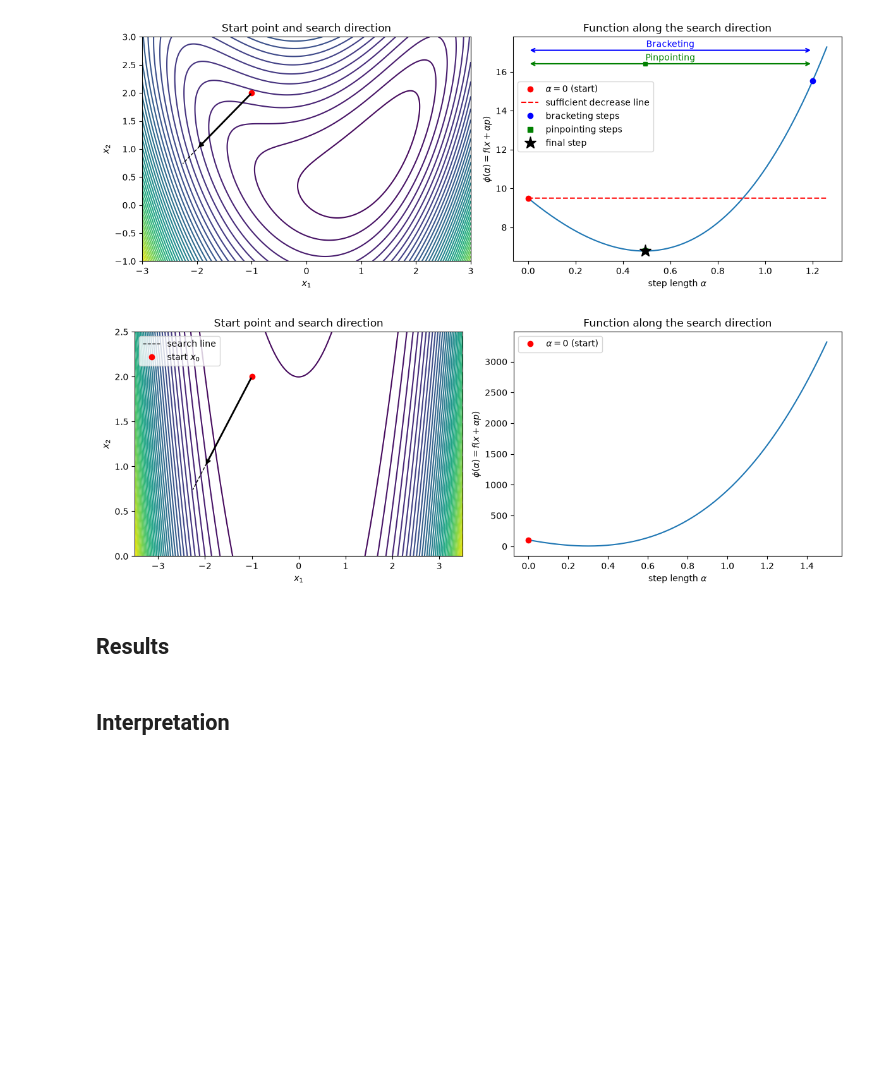
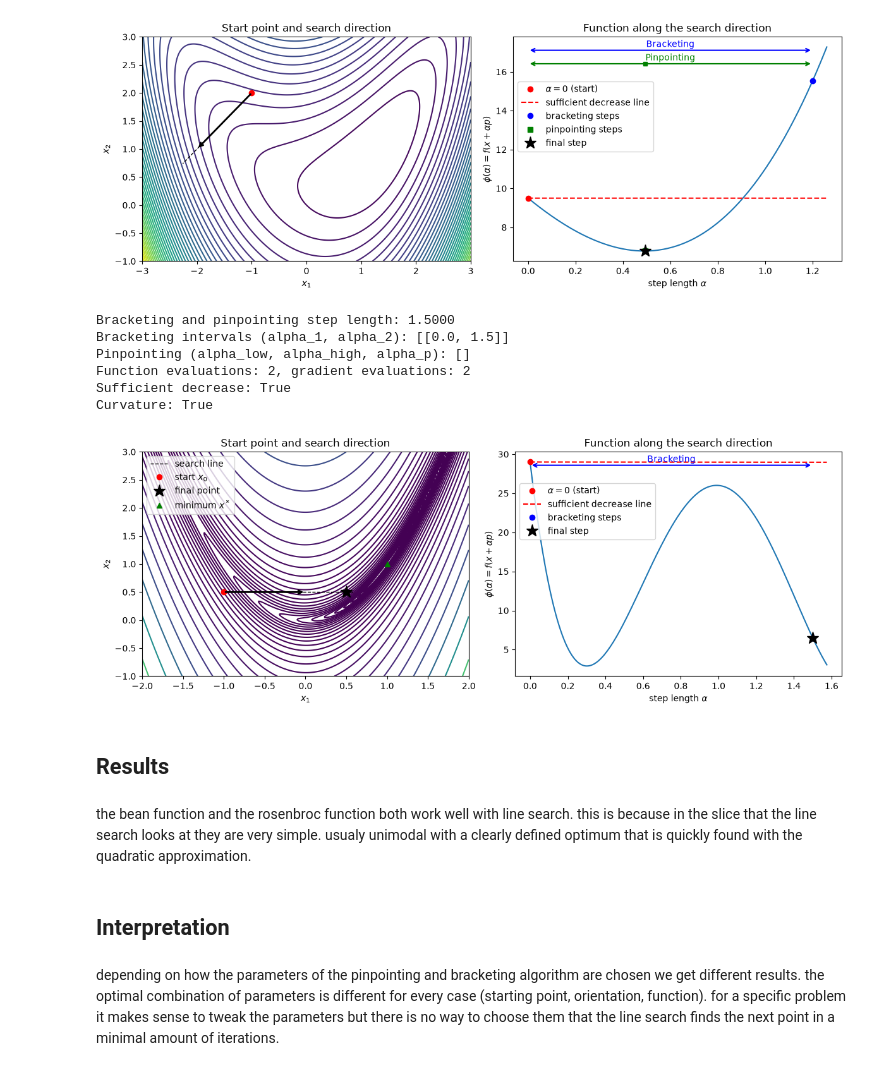
Before and after one commit to S0mar/MDO_Learn, a Jupyter notebook: solutions/ch04/prob4_7.ipynb, the cells around one changed output. Cells and saved outputs as stored; diff of their text form; code cells hidden in the pictures; blank space fills up the shorter version.

```diff
--- a/solutions/ch04/prob4_7.ipynb
+++ b/solutions/ch04/prob4_7.ipynb
@@ -394,34 +397,95 @@ Pinpointing (alpha_low, alpha_high, alpha_p): [[0.0, 1.2, 0.4936]]
 Function evaluations: 6, gradient evaluations: 6
 [figure]
 # %%
-#  the rosenbrock function
-x0 = np.array([-1, 2]) # starting point
-p = np.array([-1, -1]) # search direction
+# solve the 2D Rosenbrock function (D.1.2 with n = 2) with bracketing and pinpointing
+x0 = np.array([-1, 0.5])  # starting point
+p = np.array([1, 0])  # search direction (descent: grad(x0).p = -596 < 0)
 
 alpha_init = 1.5
 mu1, mu2, sigma = 1e-4, 0.9, 2.0
 
+# new counters every time the cell runs, so the counts always start from zero
+f_count = Counted(rosenbrock)
+grad_count = Counted(grad_rosenbrock)
+
+# the wrapped functions (not rosenbrock / grad_rosenbrock) must be passed to the line search to be counted
+step, history = bracketing_pinpointing(f_count, grad_count, x0, p, alpha_init=alpha_init, mu1=mu1, mu2=mu2, sigma=sigma)
+print(f"Bracketing and pinpointing step length: {step:.4f}")
+
+bracket = np.array(history["bracketing"]).reshape(-1, 2)    # columns: alpha_1, alpha_2
+pin = np.array(history["pinpointing"]).reshape(-1, 3)       # columns: alpha_low, alpha_high, alpha_p
+print(f"Bracketing intervals (alpha_1, alpha_2): {np.round(bracket, 4).tolist()}")
+print(f"Pinpointing (alpha_low, alpha_high, alpha_p): {np.round(pin, 4).tolist()}")
+print(f"Function evaluations: {f_count.n}, gradient evaluations: {grad_count.n}")
+
+# check the result: both strong Wolfe conditions must hold at the returned step
+phi = lambda a: rosenbrock(x0 + a * p)                  # f along the search direction
+grad_phi_0 = grad_rosenbrock(x0).dot(p)                 # directional derivative at alpha = 0
+grad_phi_star = grad_rosenbrock(x0 + step * p).dot(p)   # directional derivative at the final step
+print("Sufficient decrease:", phi(step) <= phi(0) + mu1 * step * grad_phi_0)
+print("Curvature:", abs(grad_phi_star) <= -mu2 * grad_phi_0)
+
+# plot range: slightly beyond the furthest step that was tried
+alpha_max = 1.05 * max(bracket.max(), pin.max() if len(pin) else 0)
+
 fig, (ax_contour, ax_line) = plt.subplots(1, 2, figsize=(12, 4.5))
 
-# left: contours with start point, search direction (arrow) and search line
-contour(rosenbrock, (-3.5, 3.5), (0, 2.5), ax=ax_contour)
+# left: contours with start point, search direction (arrow), search line and final point
+# (log-spaced levels, since the Rosenbrock valley is much flatter than its walls)
+contour(rosenbrock, (-2, 2), (-1, 3), levels=np.logspace(-1, 3.5, 30), ax=ax_contour)
 end = x0 + alpha_max * p
 ax_contour.plot(*zip(x0, end), "k--", lw=1, label="search line")
 ax_contour.annotate("", xy=x0 + p, xytext=x0,
                     arrowprops=dict(arrowstyle="->", color="k", lw=2))
 ax_contour.plot(*x0, "ro", label="start $x_0$")
+ax_contour.plot(*(x0 + step * p), "k*", ms=14, label="final point")
+ax_contour.plot(1, 1, "g^", label="minimum $x^*$")
 ax_contour.set_title("Start point and search direction")
 ax_contour.legend(loc="upper left")
 
-# right: f along the search direction
-lineplot(rosenbrock, x0, p, alpha_max=alpha_init, ax=ax_line)
+# right: phi(alpha), sufficient decrease line, trial steps and the interval history
+lineplot(rosenbrock, x0, p, alpha_max=alpha_max, ax=ax_line)
+alphas = np.array([0, alpha_max])
+ax_line.plot(alphas, phi(0) + mu1 * alphas * grad_phi_0, "r--", label="sufficient decrease line")
+ax_line.plot(bracket[:, 1], [phi(a) for a in bracket[:, 1]], "bo", label="bracketing steps")
+if len(pin):
+    ax_line.plot(pin[:, 2], [phi(a) for a in pin[:, 2]], "gs", label="pinpointing steps")
+ax_line.plot(step, phi(step), "k*", ms=14, label="final step")
+
+# interval arrows stacked from the top: x in data coordinates, y as a fraction of the axes height
+trans = ax_line.get_xaxis_transform()
+y, dy = 0.94, 0.06
+for k, (a1, a2) in enumerate(bracket):
+    ax_line.annotate("", xy=(a2, y), xytext=(a1, y), xycoords=trans,
+                     arrowprops=dict(arrowstyle="<->", color="b", lw=1.5))
+    if k == 0:
+        ax_line.text((a1 + a2) / 2, y + 0.015, "Bracketing", transform=trans, ha="center", color="b")
+    y -= dy
+for j, (a_low, a_high, a_p) in enumerate(pin):
+    ax_line.annotate("", xy=(a_high, y), xytext=(a_low, y), xycoords=trans,
+                     arrowprops=dict(arrowstyle="<->", color="g", lw=1.5))
+    ax_line.plot(a_p, y, "gs", ms=4, transform=trans)       # trial step inside the interval
+    if j == 0:
+        ax_line.text((a_low + a_high) / 2, y + 0.015, "Pinpointing", transform=trans, ha="center", color="g")
+    y -= dy
 ax_line.set_title("Function along the search direction")
+ax_line.legend(loc="upper left", bbox_to_anchor=(0.0, y))    # below the interval arrows
 
 plt.tight_layout()
 plt.show()
 # %% [output]
+Bracketing and pinpointing step length: 1.5000
+Bracketing intervals (alpha_1, alpha_2): [[0.0, 1.5]]
+Pinpointing (alpha_low, alpha_high, alpha_p): []
+Function evaluations: 2, gradient evaluations: 2
+Sufficient decrease: True
+Curvature: True
-[figure, old version]
+[figure, new version]
 # %% [markdown]
 ## Results
+# %% [markdown]
+the bean  function and the rosenbroc function both work well with line search. this is because in the slice that the line search looks at they are very simple. usualy unimodal with a clearly defined optimum that is quickly found with the quadratic approximation.
 # %% [markdown]
 ## Interpretation
+# %% [markdown]
+depending on how the parameters of the pinpointing and bracketing algorithm are chosen we get different results. the optimal combination of parameters is different for every case (starting point, orientation, function). for a specific problem it makes sense to tweak the parameters but there is no way to choose them that the line search finds the next point in a minimal amount of iterations.
```
Also changed, not shown: parts of 1 cell of this notebook.
